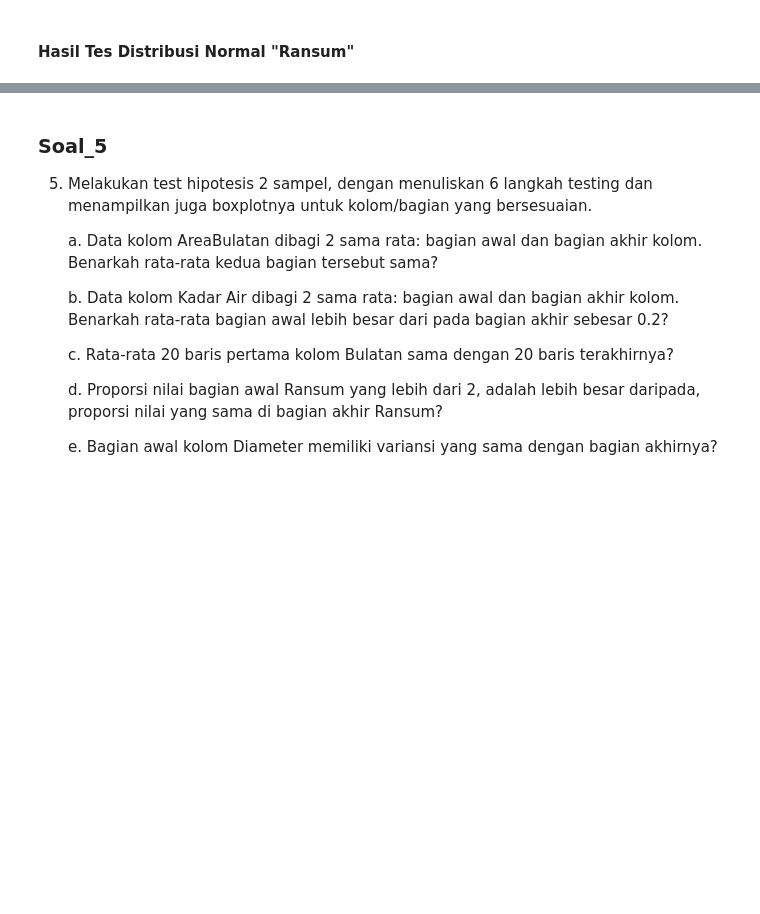
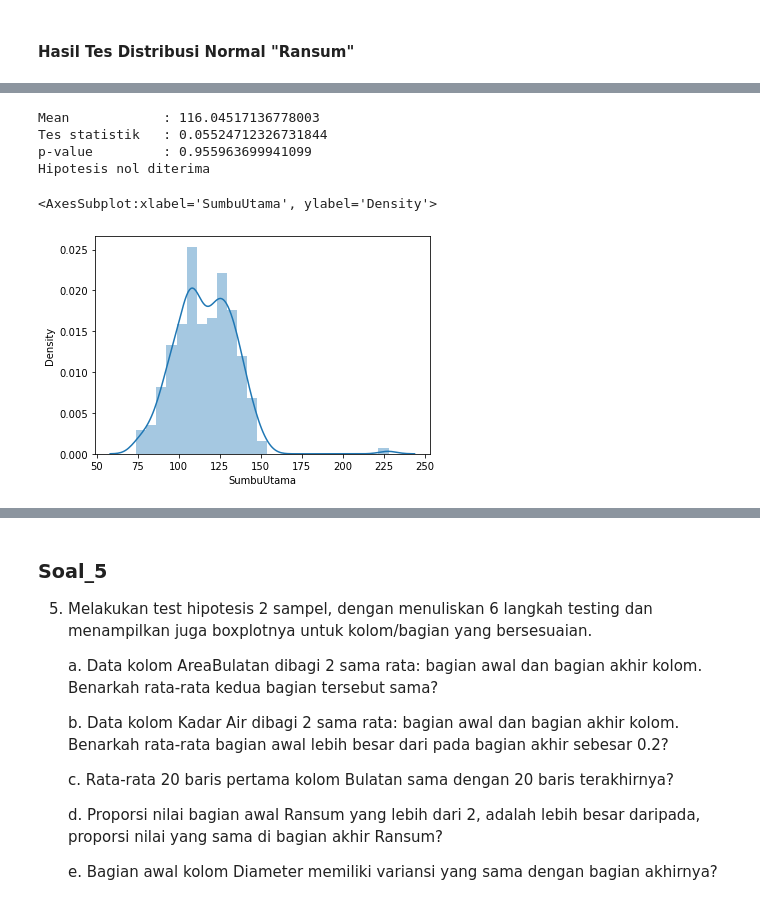
Before and after one commit to naufalsuryasumirat/Tubes_IF2220, a Jupyter notebook: src/K03-T1-IF2220-13519135.ipynb, the cells around one changed output, grey strips where cells are left out. Drawn from its saved outputs; the diff is of its cells as text; code cells hidden in the pictures; blank space fills up the shorter version.

```diff
--- a/src/K03-T1-IF2220-13519135.ipynb
+++ b/src/K03-T1-IF2220-13519135.ipynb
@@ -424,0 +521,22 @@ p-valuenya adalah 6.245541108888591e-15 < 0.05. Maka dari itu, sample tidak berd
+# %%
+# 4.b.4, 4.b.5, 4.b.6
+H0 = 116
+print("Mean\t\t:", gandum["SumbuUtama"].mean())
+tstat, pvalue = ttest_1samp(gandum["SumbuUtama"], H0)
+print("Tes statistik\t:", tstat)
+print("p-value\t\t:", pvalue)
+if pvalue > 0.05:
+    print("Hipotesis nol diterima")
+else:
+    print("Hipotesis nol ditolak")
+# %% [output]
+Mean            : 116.04517136778003
+Tes statistik   : 0.05524712326731844
+p-value         : 0.955963699941099
+Hipotesis nol diterima
+# %%
+# Distribution plot Sumbu Utama
+seaborn.distplot(gandum["SumbuUtama"])
+# %% [output]
+<AxesSubplot:xlabel='SumbuUtama', ylabel='Density'>
+[figure, added]
```
Also changed, not shown: parts of 114 cells of this notebook.
